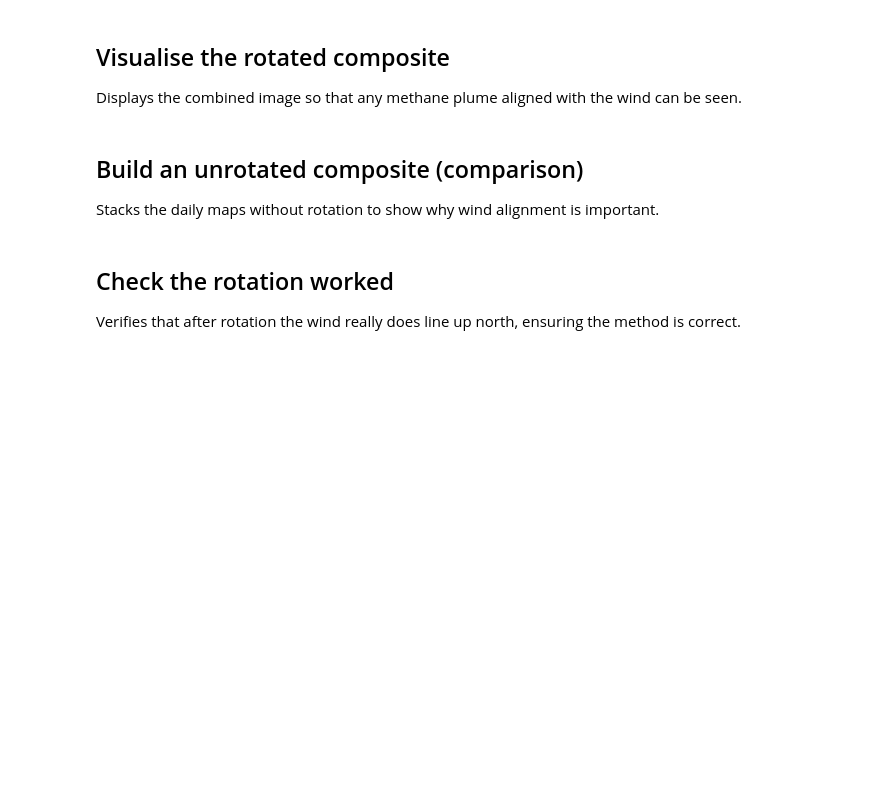
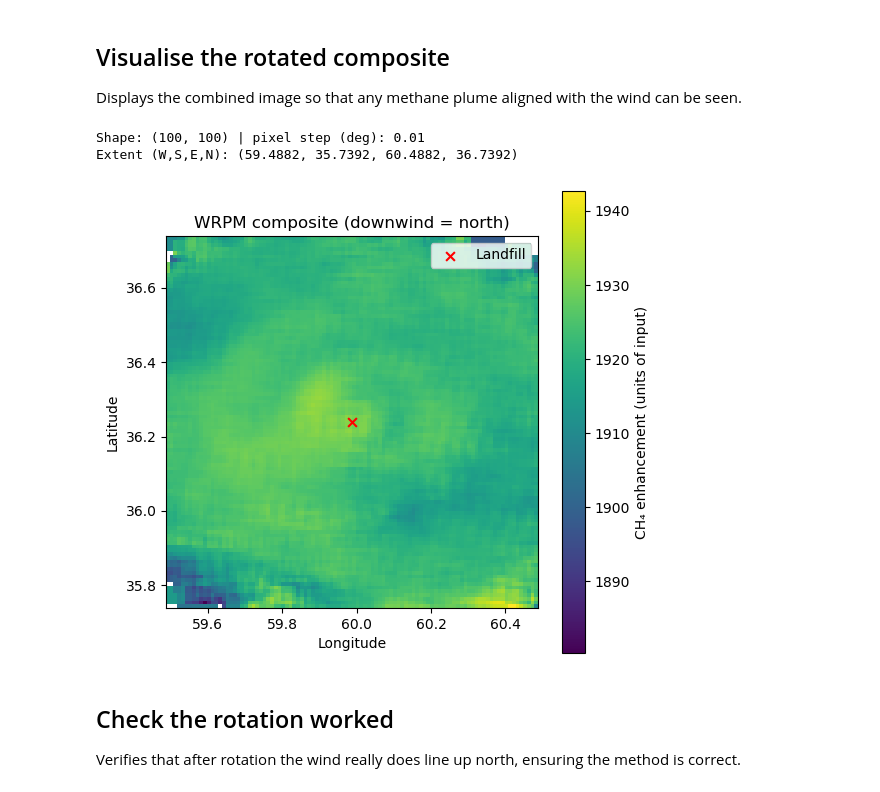
Before and after one commit to Nick-Kinsella/Landfill_Atmospheric_Gas_Monitor_Tools, a Jupyter notebook: Landfill_Sentinel.ipynb, the cells around one changed output. Drawn from its saved outputs; the diff is of its cells as text; code cells hidden in the pictures; blank space fills up the shorter version.

```diff
--- a/Landfill_Sentinel.ipynb
+++ b/Landfill_Sentinel.ipynb
@@ -53,15 +59,28 @@ connection.authenticate_oidc()
 ## Define the study area
 The box below sets the landfill’s latitude and longitude and creates a box around it for collecting satellite data.
 # %%
-user_latitude = -34.529350
-user_longitude = -58.618620
+# Coordinates + buffer
+user_latitude = 36.2392
+user_longitude = 59.9882
 buffer_degrees = 1
 
+# Label
 site_label = f"User site ({user_latitude:.2f},{user_longitude:.2f})"
 
+# Bounding box
 spatial_extent = {
     "west":  user_longitude - buffer_degrees,
     "south": user_latitude - buffer_degrees,
     "east":  user_longitude + buffer_degrees,
     "north": user_latitude + buffer_degrees,
 }
+
+# Reverse geocode
+geolocator = Nominatim(user_agent="my_geocoder")
+location = geolocator.reverse((user_latitude, user_longitude), exactly_one=True)
+place_name = location.address if location else "Unknown location"
+
+# Confirmation message
+print(f"Analysis area set around {place_name}")
+print(f"Label: {site_label}")
+print(f"Spatial Extent: {spatial_extent}")
@@ -282,24 +459,30 @@ Displays the combined image so that any methane plume aligned with the wind can
 # %%
 import rasterio, numpy as np, matplotlib.pyplot as plt
 
 p = "wrpm_oversampled_0p01deg.tif"
 with rasterio.open(p) as src:
     arr = src.read(1)
     transform = src.transform
     west, north = transform.c, transform.f
     step = transform.a
     east  = west + step*src.width
     south = north - step*src.height
 
 print("Shape:", arr.shape, "| pixel step (deg):", step)
 print("Extent (W,S,E,N):", (west, south, east, north))
 
 plt.figure(figsize=(6,6))
 plt.imshow(arr, origin="upper", extent=[west, east, south, north])
 plt.colorbar(label="CH₄ enhancement (units of input)")
 plt.title("WRPM composite (downwind = north)")
 plt.xlabel("Longitude"); plt.ylabel("Latitude")
+
+# --- Mark landfill location ---
+plt.scatter([src_lon], [src_lat], s=40, c="red", marker="x", label="Landfill")
+plt.legend(loc="upper right")
+
 plt.show()
+# %% [output]
+Shape: (100, 100) | pixel step (deg): 0.01
+Extent (W,S,E,N): (59.4882, 35.7392, 60.4882, 36.7392)
+[figure, added]
-# %% [markdown]
-## Build an unrotated composite (comparison)
-Stacks the daily maps without rotation to show why wind alignment is important.
```
Also changed, not shown: parts of 17 cells of this notebook, 1 other file.
